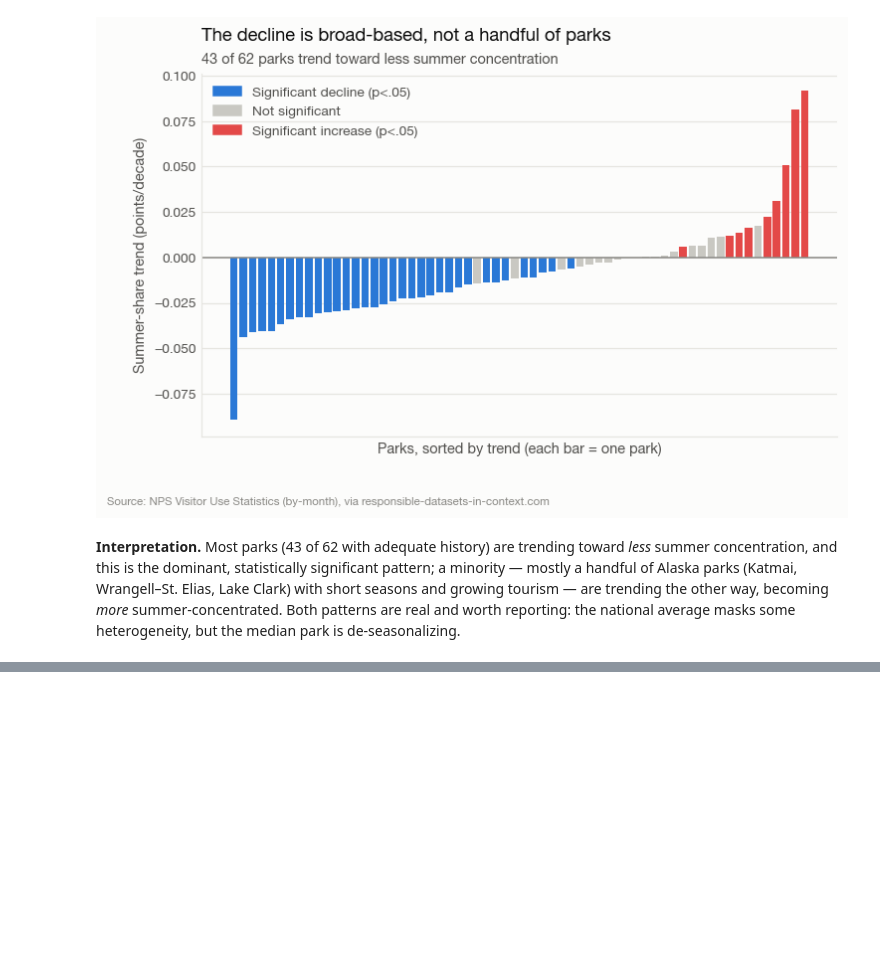
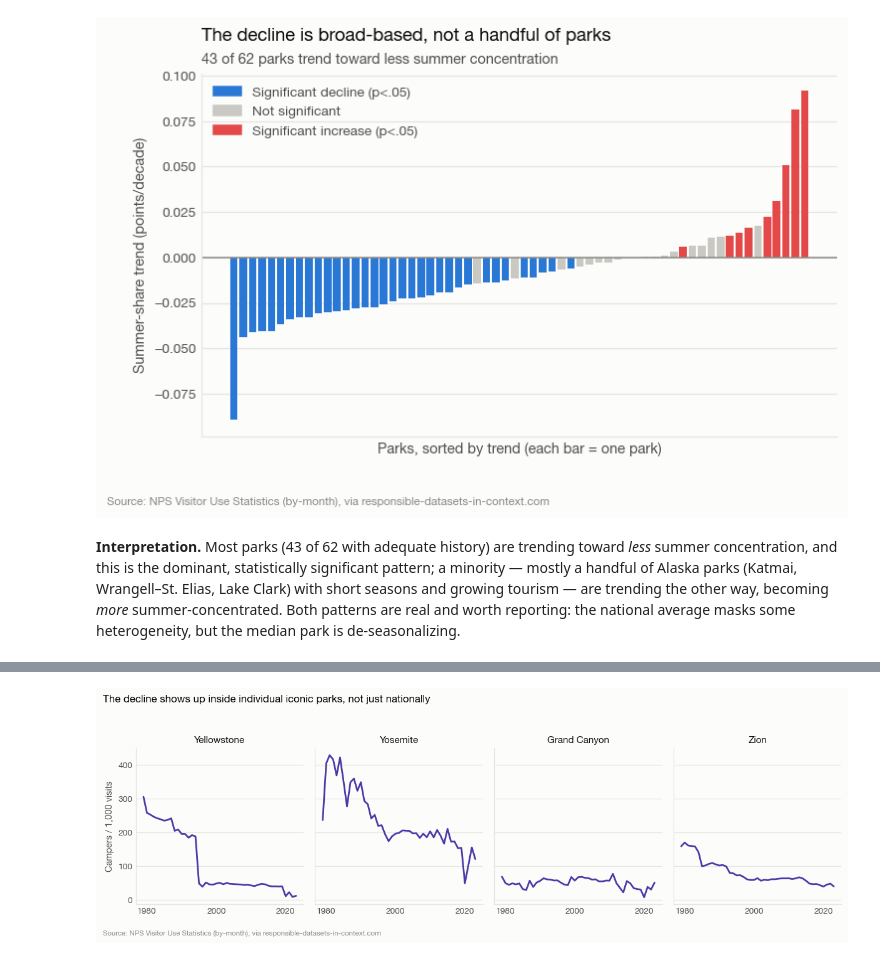
Before and after one commit to sikandaral/SI_699_mini_project, a Jupyter notebook: notebooks/sikandar_eda.ipynb, the cells around one changed output, grey strips where cells are left out. Cells and saved outputs as stored; diff of their text form; code cells hidden in the pictures; blank space fills up the shorter version.

```diff
--- a/notebooks/sikandar_eda.ipynb
+++ b/notebooks/sikandar_eda.ipynb
@@ -256,0 +333,19 @@ some heterogeneity, but the median park is de-seasonalizing.
+# %%
+big_parks = ["Yellowstone NP", "Yosemite NP", "Grand Canyon NP", "Zion NP"]
+fig, axes = plt.subplots(1, len(big_parks), figsize=(11, 3.2), sharey=True)
+for ax, park in zip(axes, big_parks):
+    sub = df[df.ParkName == park].groupby("Year")[["RecreationVisits", "TentCampers", "RVCampers"]].sum()
+    rate = (sub["TentCampers"] + sub["RVCampers"]) / sub["RecreationVisits"] * 1000
+    ax.plot(rate.index, rate.values, color=npviz.VIOLET, lw=1.8)
+    ax.set_title(park.replace(" NP", ""), fontsize=10, color=npviz.TEXT_PRIMARY, loc="center")
+    ax.set_xticks([1980, 2000, 2020])
+    ax.grid(axis="y", color=npviz.GRID, lw=0.8)
+axes[0].set_ylabel("Campers / 1,000 visits")
+fig.suptitle("The decline shows up inside individual iconic parks, not just nationally",
+             fontsize=11, fontweight="bold", x=0.01, ha="left", y=1.05)
+npviz.source_note(fig)
+npviz.save(fig, "04_within_park_camping")
+plt.tight_layout()
+plt.show()
+# %% [output]
+[figure, added]
```
Also changed, not shown: parts of 6 cells of this notebook, 6 other files.
